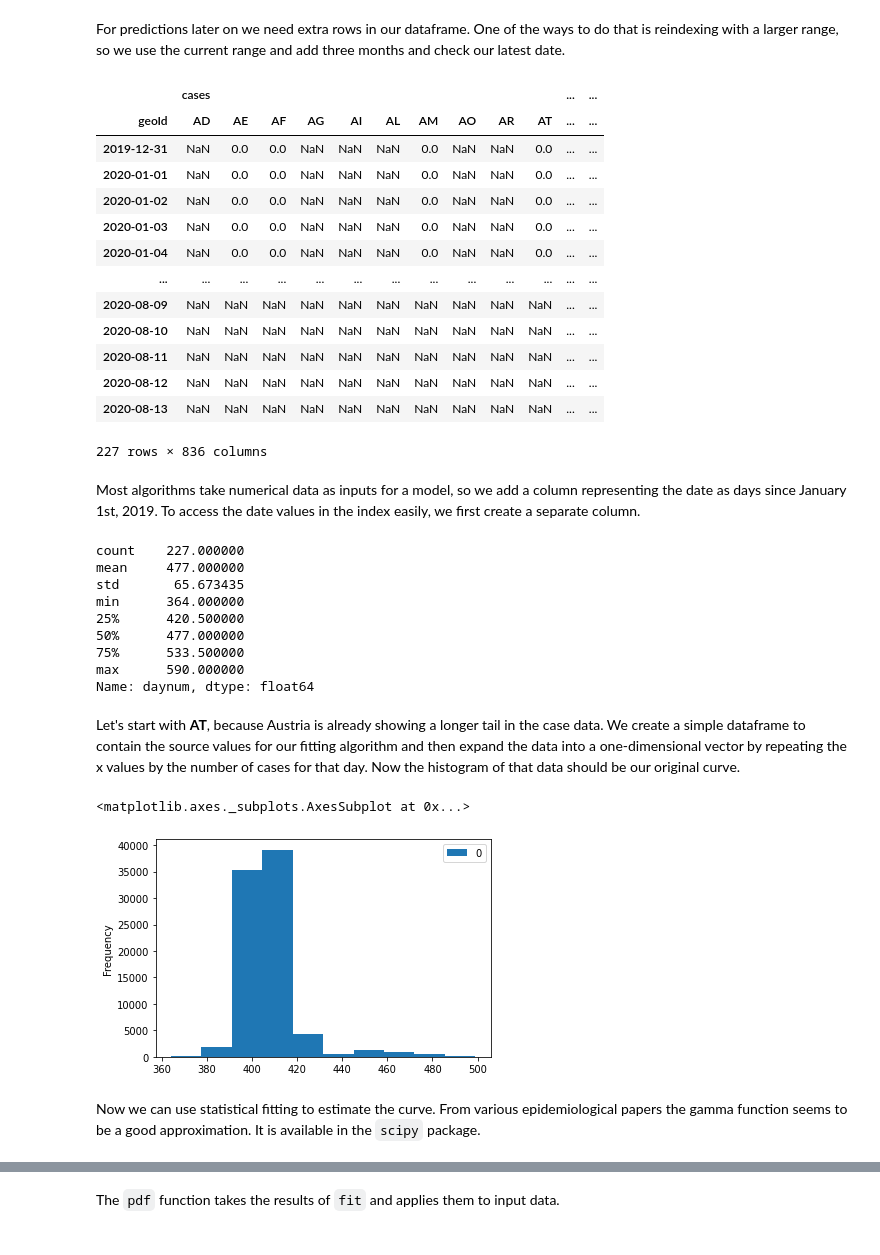
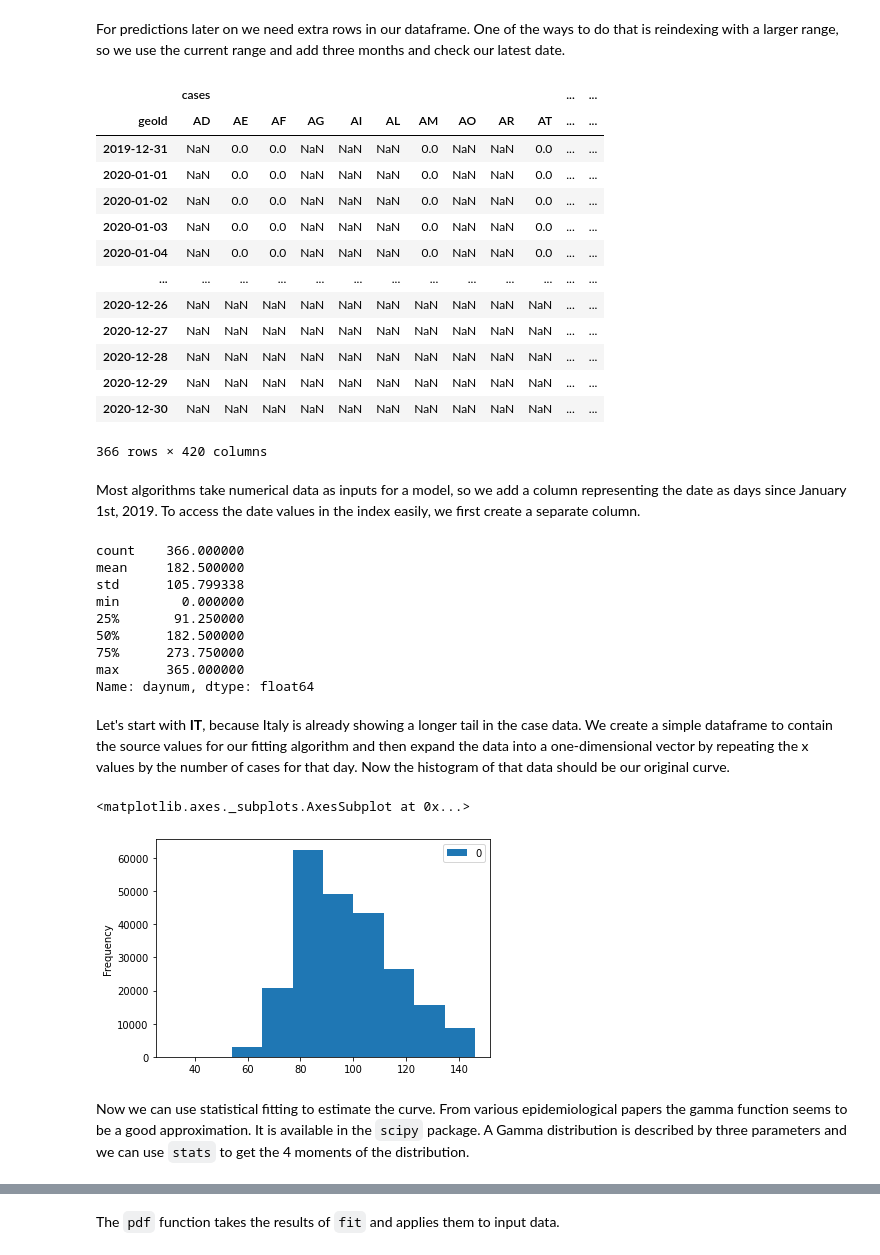
Before and after one commit to R3dje/COVID19, a Jupyter notebook: Gammapivot.ipynb, the cells around one changed output, grey strips where cells are left out. Drawn from its saved outputs; the diff is of its cells as text; code cells hidden in the pictures.

```diff
--- a/Gammapivot.ipynb
+++ b/Gammapivot.ipynb
@@ -37,6 +35,3 @@ To make room in the dataframe for future predictions, we add columns for those v
-# %%
-df['pcases']  = np.nan
-df['pdeaths'] = np.nan
 # %% [markdown]
 Last check of our source dataframe.
 # %%
@@ -59,7 +54,7 @@ dtype: int64
 # %% [markdown]
 We pivot to a country by column format.
 # %%
-df_geo = df.pivot(index='dateRep', columns='geoId', values=['cases', 'deaths', 'pcases', 'pdeaths'])
+df_geo = df.pivot(index='dateRep', columns='geoId', values=['cases', 'deaths'])
 df_geo
 # %% [output]
 |  | cases |  |  |  |  |  |  |  |  |  | ... | ... |
@@ -80,7 +75,7 @@ df_geo
 # %% [markdown]
 For predictions later on we need extra rows in our dataframe. One of the ways to do that is reindexing with a larger range, so we use the current range and add three months and check our latest date.
 # %%
-new_index = pd.date_range(df_geo.index.min(), df_geo.index.max() + pd.Timedelta('91 days'))
+new_index = pd.date_range(df_geo.index.min(), df_geo.index.min() + pd.Timedelta('365 days'))
 df_geo = df_geo.reindex(new_index)
 df_geo
 # %% [output]
@@ -92,45 +87,44 @@ df_geo
 | 2020-01-03 | NaN | 0.0 | 0.0 | NaN | NaN | NaN | 0.0 | NaN | NaN | 0.0 | ... | ... |
 | 2020-01-04 | NaN | 0.0 | 0.0 | NaN | NaN | NaN | 0.0 | NaN | NaN | 0.0 | ... | ... |
 | ... | ... | ... | ... | ... | ... | ... | ... | ... | ... | ... | ... | ... |
-| 2020-08-09 | NaN | NaN | NaN | NaN | NaN | NaN | NaN | NaN | NaN | NaN | ... | ... |
-| 2020-08-10 | NaN | NaN | NaN | NaN | NaN | NaN | NaN | NaN | NaN | NaN | ... | ... |
-| 2020-08-11 | NaN | NaN | NaN | NaN | NaN | NaN | NaN | NaN | NaN | NaN | ... | ... |
-| 2020-08-12 | NaN | NaN | NaN | NaN | NaN | NaN | NaN | NaN | NaN | NaN | ... | ... |
-| 2020-08-13 | NaN | NaN | NaN | NaN | NaN | NaN | NaN | NaN | NaN | NaN | ... | ... |
+| 2020-12-26 | NaN | NaN | NaN | NaN | NaN | NaN | NaN | NaN | NaN | NaN | ... | ... |
+| 2020-12-27 | NaN | NaN | NaN | NaN | NaN | NaN | NaN | NaN | NaN | NaN | ... | ... |
+| 2020-12-28 | NaN | NaN | NaN | NaN | NaN | NaN | NaN | NaN | NaN | NaN | ... | ... |
+| 2020-12-29 | NaN | NaN | NaN | NaN | NaN | NaN | NaN | NaN | NaN | NaN | ... | ... |
+| 2020-12-30 | NaN | NaN | NaN | NaN | NaN | NaN | NaN | NaN | NaN | NaN | ... | ... |
-227 rows × 836 columns
+366 rows × 420 columns
 # %% [markdown]
 Most algorithms take numerical data as inputs for a model, so we add a column representing the date as days since January 1st, 2019. To access the date values in the index easily, we first create a separate column.
 # %%
-df_geo['dateRep'] = df_geo.index
-df_geo['daynum'] = (df_geo['dateRep'] - pd.Timestamp('20190101')).dt.days.astype('int')
+df_geo['daynum'] = (df_geo.index - df_geo.index.min()).days
 df_geo['daynum'].describe()
 # %% [output]
-count    227.000000
-mean     477.000000
-std       65.673435
-min      364.000000
-25%      420.500000
-50%      477.000000
-75%      533.500000
-max      590.000000
+count    366.000000
+mean     182.500000
+std      105.799338
+min        0.000000
+25%       91.250000
+50%      182.500000
+75%      273.750000
+max      365.000000
 Name: daynum, dtype: float64
 # %% [markdown]
-Let's start with __AT__, because Austria is already showing a longer tail in the case data. We create a simple dataframe to contain the source values for our fitting algorithm and then expand the data into a one-dimensional vector by repeating the x values by the number of cases for that day. Now the histogram of that data should be our original curve.
+Let's start with __IT__, because Italy is already showing a longer tail in the case data. We create a simple dataframe to contain the source values for our fitting algorithm and then expand the data into a one-dimensional vector by repeating the x values by the number of cases for that day. Now the histogram of that data should be our original curve.
 # %%
-country = 'CN'
+country = 'IT'
 measure = 'cases'
 pmeasure = 'pcases'
 
 df_pred = pd.DataFrame({'x':df_geo['daynum'], 'y':df_geo[measure][country]})
 df_pred = df_pred[df_pred['y'] > 0]
 ft_data = np.array(df_pred.astype(int))
 xp_data = np.repeat(ft_data[:, 0], ft_data[:, 1])
 pd.DataFrame(xp_data).plot(kind='hist')
 # %% [output]
 <matplotlib.axes._subplots.AxesSubplot at 0x...>
-[figure, old version]
+[figure, new version]
 # %% [markdown]
-Now we can use statistical fitting to estimate the curve. From various epidemiological papers the gamma function seems to be a good approximation. It is available in the `scipy` package.
+Now we can use statistical fitting to estimate the curve. From various epidemiological papers the gamma function seems to be a good approximation. It is available in the `scipy` package. A Gamma distribution is described by three parameters and we can use `stats` to get the 4 moments of the distribution.
 # %%
 import scipy.stats as stats
 
```
Also changed, not shown: parts of 8 cells of this notebook, 5 other files.
